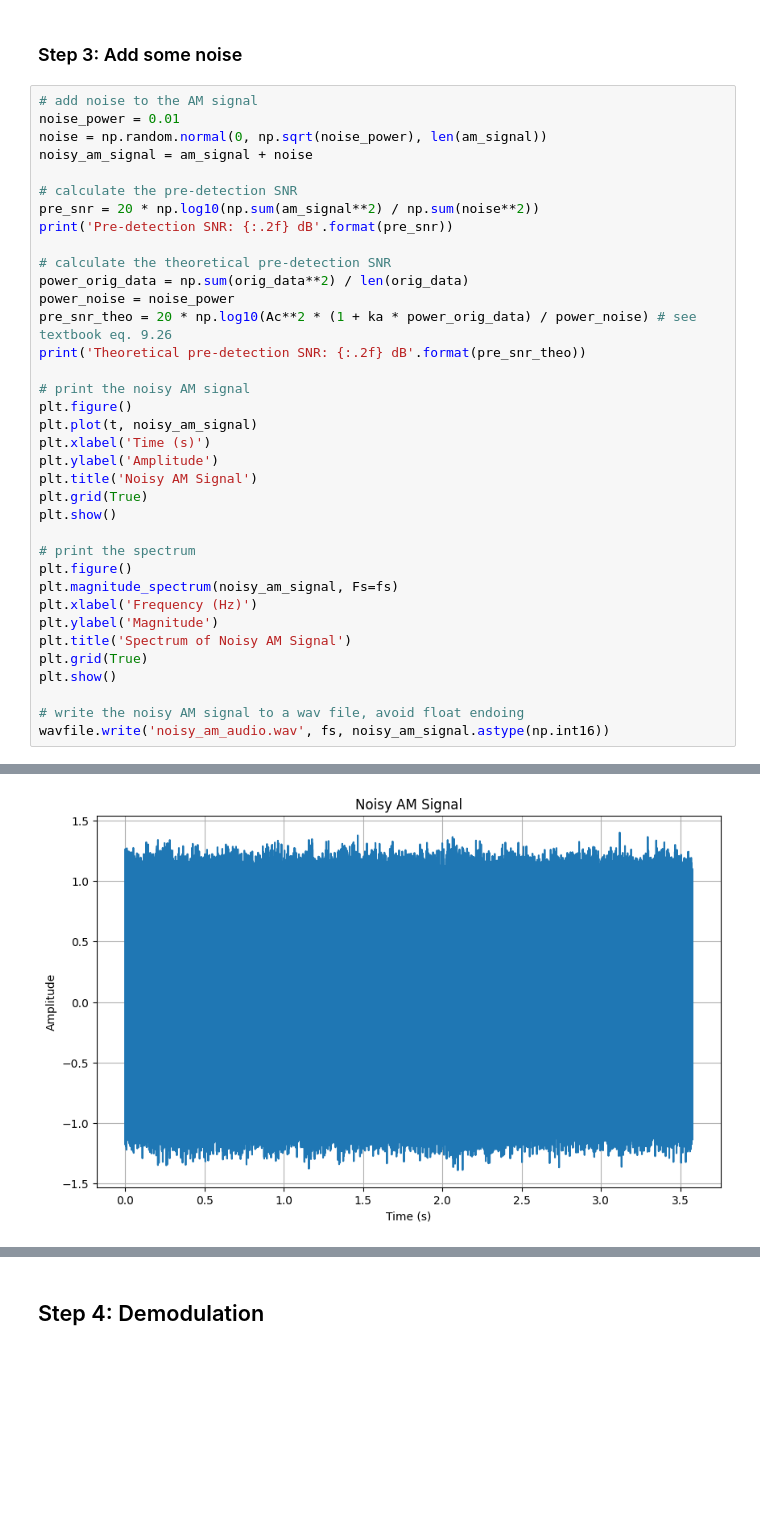
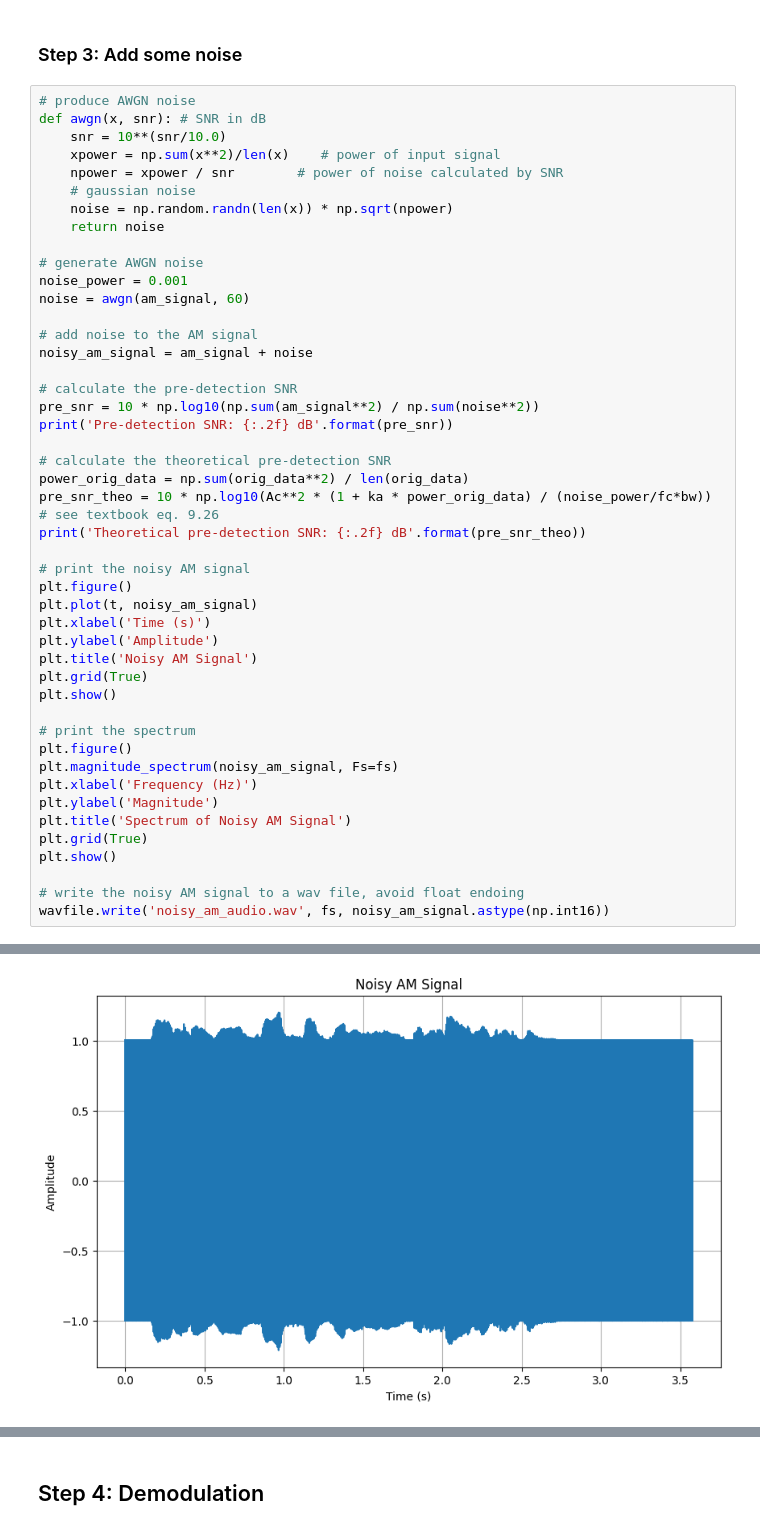
Before and after one commit to martinz2002/ece459-project-fa23-zjui, a Jupyter notebook: project_main/audio_processing.ipynb, the cells around one changed output, grey strips where cells are left out. Saved outputs shown, nothing was run; the diff lists cells and outputs as text; blank space fills up the shorter version.

```diff
--- a/project_main/audio_processing.ipynb
+++ b/project_main/audio_processing.ipynb
@@ -152,19 +152,29 @@ Next, we are going to implement the receiver.
 # %% [markdown]
 ### Step 3: Add some noise
 # %%
+# produce AWGN noise
+def awgn(x, snr): # SNR in dB
+    snr = 10**(snr/10.0)
+    xpower = np.sum(x**2)/len(x)    # power of input signal
+    npower = xpower / snr        # power of noise calculated by SNR
+    # gaussian noise
+    noise = np.random.randn(len(x)) * np.sqrt(npower)
+    return noise
+
+# generate AWGN noise
+noise_power = 0.001
+noise = awgn(am_signal, 60)
+
 # add noise to the AM signal
-noise_power = 0.01
-noise = np.random.normal(0, np.sqrt(noise_power), len(am_signal))
 noisy_am_signal = am_signal + noise
 
 # calculate the pre-detection SNR
-pre_snr = 20 * np.log10(np.sum(am_signal**2) / np.sum(noise**2))
+pre_snr = 10 * np.log10(np.sum(am_signal**2) / np.sum(noise**2))
 print('Pre-detection SNR: {:.2f} dB'.format(pre_snr))
 
 # calculate the theoretical pre-detection SNR
 power_orig_data = np.sum(orig_data**2) / len(orig_data)
-power_noise = noise_power
-pre_snr_theo = 20 * np.log10(Ac**2 * (1 + ka * power_orig_data) / power_noise) # see textbook eq. 9.26
+pre_snr_theo = 10 * np.log10(Ac**2 * (1 + ka * power_orig_data) / (noise_power/fc*bw)) # see textbook eq. 9.26
 print('Theoretical pre-detection SNR: {:.2f} dB'.format(pre_snr_theo))
 
 # print the noisy AM signal
@@ -193 +203 @@ Theoretical pre-detection SNR: 83.86 dB
-[figure, old version]
+[figure, new version]
```
Also changed, not shown: parts of 3 cells of this notebook, 4 other files.
